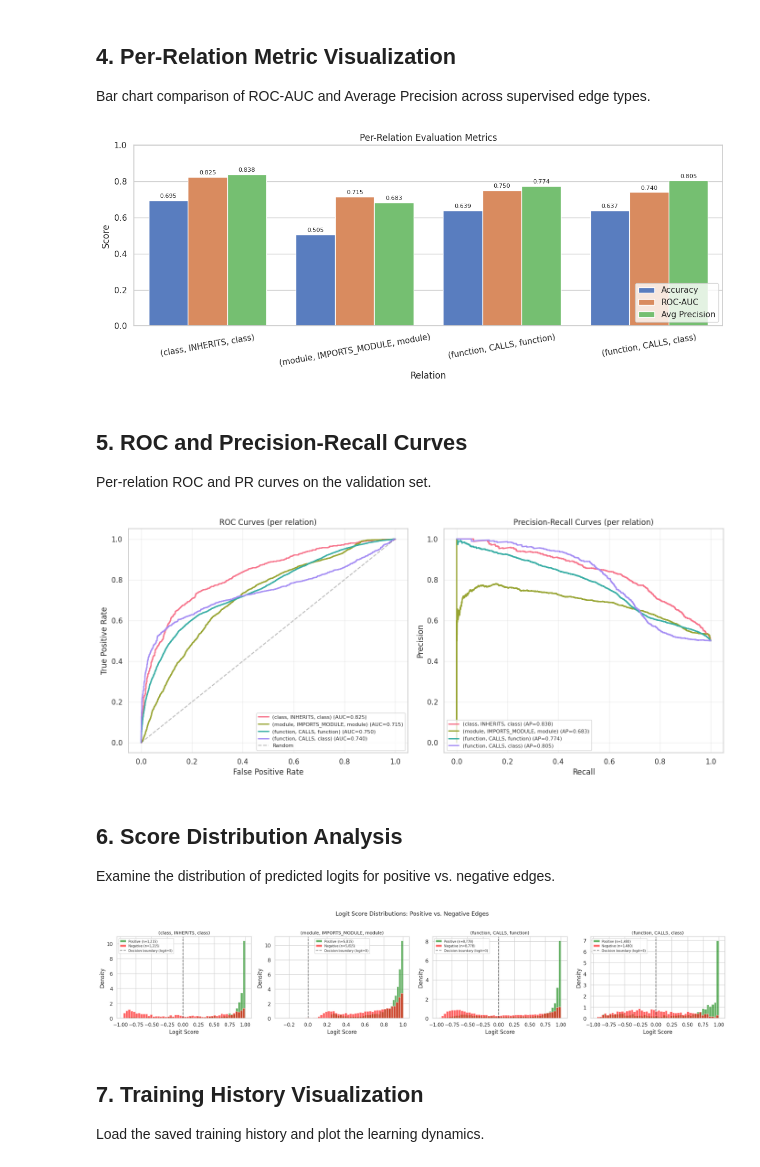
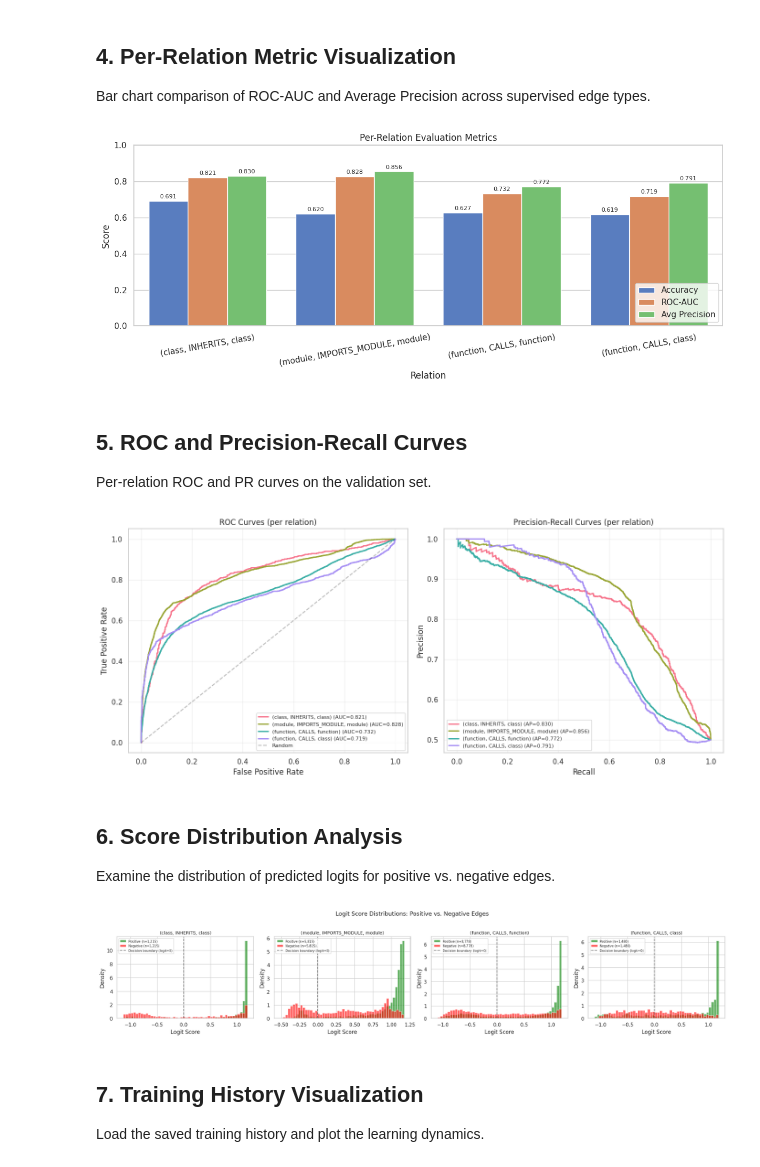
Before and after one commit to AlexMarchini/source-code-RGAT, a Jupyter notebook: notebooks/03_evaluation.ipynb, the cells around one changed output. Cells and saved outputs as stored; diff of their text form; code cells hidden in the pictures.

```diff
--- a/notebooks/03_evaluation.ipynb
+++ b/notebooks/03_evaluation.ipynb
@@ -106,7 +106,7 @@ all_edge_types = model_meta["all_edge_types"]
 with open(ARTIFACTS_DIR / "node_index.json") as f:
     node_index = json.load(f)
 
-# Reconstruct model
+# Reconstruct encoder
 encoder = HeteroRGATEncoder(
     node_types=all_node_types,
     edge_types=all_edge_types,
@@ -119,7 +119,20 @@ encoder = HeteroRGATEncoder(
     num_layers=config.num_layers,
     dropout=config.dropout,
 )
-predictor = LinkPredictor()
+
+# Identify supervised triplets for decoder
+supervised_triplets = [
+    t for t in val_data.edge_types
+    if t[1] in config.supervised_relations
+    and hasattr(val_data[t], "edge_label_index")
+]
+
+# Reconstruct relation-specific decoder
+predictor = RelationDecoder(
+    hidden_dim=config.hidden_dim,
+    supervised_triplets=supervised_triplets,
+    decoder_type=config.decoder_type,
+)
 
 # Load best checkpoint
 ckpt_path = PROJECT_ROOT / "checkpoints" / "best_model.pt"
@@ -133,8 +146,10 @@ val_data = val_data.to(device)
 
 print(f"✓ Model loaded from {ckpt_path}")
 print(f"  Device: {device}")
+print(f"  Decoder type: {config.decoder_type}")
 print(f"  num_heads={config.num_heads}, num_layers={config.num_layers}, diversity_loss_weight={config.diversity_loss_weight}")
 print(f"  Encoder params: {sum(p.numel() for p in encoder.parameters()):,}")
+print(f"  Decoder params: {sum(p.numel() for p in predictor.parameters()):,}")
 # %% [output]
 ✓ Model loaded from /content/rgat_project/checkpoints/best_model.pt
   Device: cuda
@@ -206,7 +223,7 @@ ax.legend(loc="lower right")
 plt.tight_layout()
 plt.show()
 # %% [output]
-[figure, old version]
+[figure, new version]
 # %% [markdown]
 ## 5. ROC and Precision-Recall Curves
 
@@ -231,41 +248,46 @@ for idx, triplet in enumerate(supervised_triplets):
 
     z_src = z_dict[src_type][edge_label_index[0]]
     z_dst = z_dict[dst_type][edge_label_index[1]]
-    logits = predictor(z_src, z_dst).cpu().numpy()
-    labels = edge_label.cpu().numpy()
+
+    # Use relation-specific decoder
+    if isinstance(predictor, RelationDecoder):
+        logits = predictor(z_src, z_dst, triplet).detach().cpu().numpy()
+    else:
+        logits = predictor(z_src, z_dst).detach().cpu().numpy()
+    labels = edge_label.detach().cpu().numpy()
 
     label_str = f"({src_type}, {rel}, {dst_type})"
     color = colors[idx]
 
     # ROC curve
     fpr, tpr, _ = roc_curve(labels, logits)
     auc_val = roc_auc_score(labels, logits)
     axes[0].plot(fpr, tpr, label=f"{label_str} (AUC={auc_val:.3f})", color=color, linewidth=2)
 
     # PR curve
     precision, recall, _ = precision_recall_curve(labels, logits)
     ap_val = average_precision_score(labels, logits)
     axes[1].plot(recall, precision, label=f"{label_str} (AP={ap_val:.3f})", color=color, linewidth=2)
 
 # ROC plot
 axes[0].plot([0, 1], [0, 1], "k--", alpha=0.3, label="Random")
 axes[0].set_xlabel("False Positive Rate")
 axes[0].set_ylabel("True Positive Rate")
 axes[0].set_title("ROC Curves (per relation)")
 axes[0].legend(fontsize=8, loc="lower right")
 axes[0].grid(True, alpha=0.3)
 
 # PR plot
 axes[1].set_xlabel("Recall")
 axes[1].set_ylabel("Precision")
 axes[1].set_title("Precision-Recall Curves (per relation)")
 axes[1].legend(fontsize=8, loc="lower left")
 axes[1].grid(True, alpha=0.3)
 
 plt.tight_layout()
 plt.show()
 # %% [output]
-[figure, old version]
+[figure, new version]
 # %% [markdown]
 ## 6. Score Distribution Analysis
 
@@ -280,11 +302,16 @@ with torch.no_grad():
         src_type, rel, dst_type = triplet
         store = val_data[triplet]
         eli = store.edge_label_index
-        labels = store.edge_label.cpu().numpy()
+        labels = store.edge_label.detach().cpu().numpy()
 
         z_src = z_dict[src_type][eli[0]]
         z_dst = z_dict[dst_type][eli[1]]
-        logits = predictor(z_src, z_dst).cpu().numpy()
+
+        # Use relation-specific decoder
+        if isinstance(predictor, RelationDecoder):
+            logits = predictor(z_src, z_dst, triplet).detach().cpu().numpy()
+        else:
+            logits = predictor(z_src, z_dst).detach().cpu().numpy()
 
         ax = axes[0, idx]
         pos_scores = logits[labels == 1]
@@ -304,7 +331,7 @@ plt.suptitle("Logit Score Distributions: Positive vs. Negative Edges", fontsize=
 plt.tight_layout()
 plt.show()
 # %% [output]
-[figure, old version]
+[figure, new version]
 # %% [markdown]
 ## 7. Training History Visualization
 
```
Also changed, not shown: parts of 12 cells of this notebook, 9 other files.
